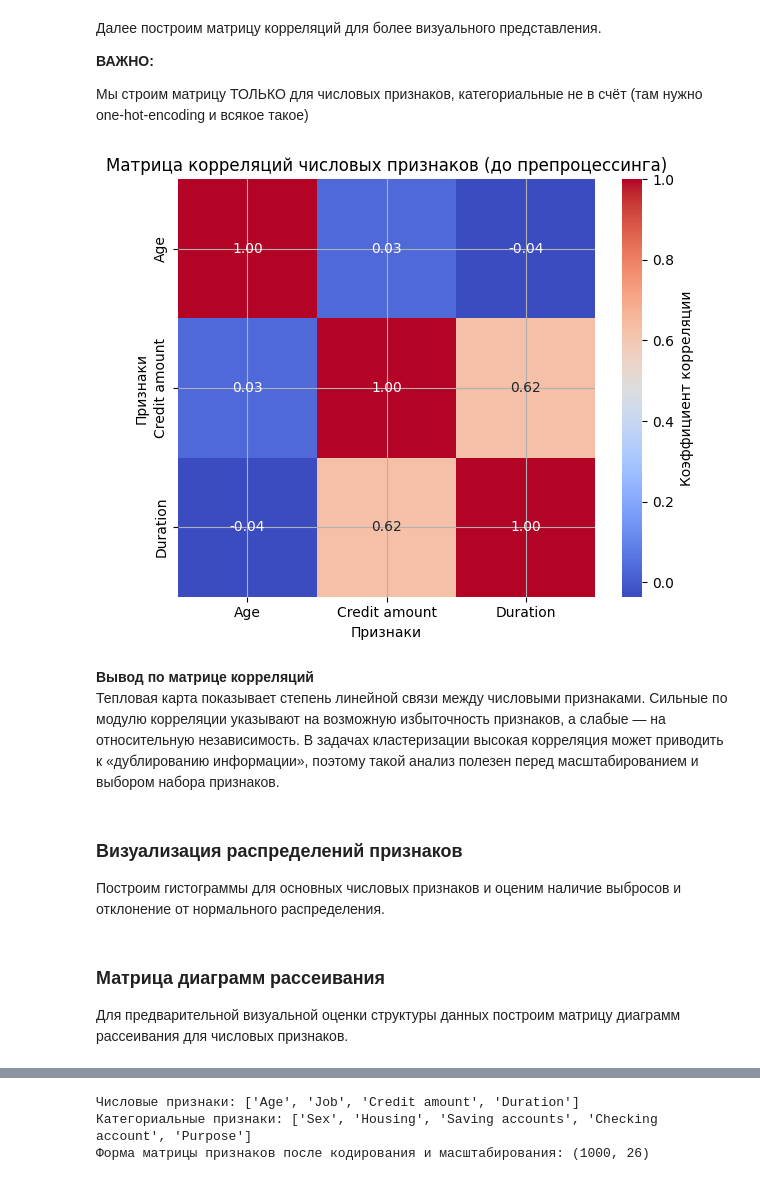
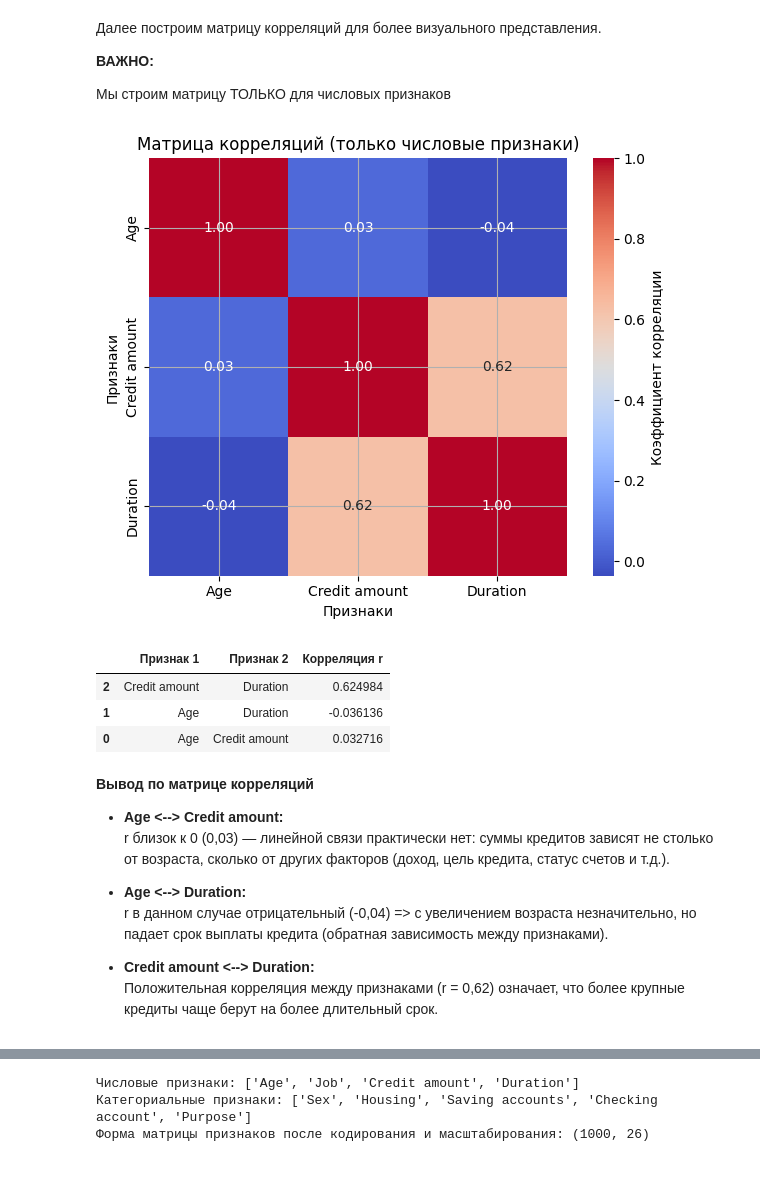
Before and after one commit to Killstroier/4lab_clasterization, a Jupyter notebook: 4lab_clustering_german_credit.ipynb, the cells around one changed output, grey strips where cells are left out. Cells and saved outputs as stored; diff of their text form; code cells hidden in the pictures.

Commit message:
переделал

```diff
--- a/4lab_clustering_german_credit.ipynb
+++ b/4lab_clustering_german_credit.ipynb
@@ -94,31 +199,47 @@ plt.show()
 **ВАЖНО:**
 
 
-Мы строим матрицу ТОЛЬКО для числовых признаков, категориальные не в счёт (там нужно one-hot-encoding  и всякое такое)
+Мы строим матрицу ТОЛЬКО для числовых признаков
 # %%
+import numpy as np
 import seaborn as sns
 import matplotlib.pyplot as plt
 
-corr = df[numeric_features].corr(method='pearson')
+num_corr_cols = num_for_hist  # те же 3 признака
+corr = df[num_corr_cols].corr(method="pearson")
 
 plt.figure(figsize=(6, 5))
-sns.heatmap(corr, annot=True, fmt=".2f", cmap="coolwarm", square=True,
+sns.heatmap(corr, annot=True, fmt=".2f", square=True, cmap="coolwarm",
             cbar_kws={"label": "Коэффициент корреляции"})
-plt.title("Матрица корреляций числовых признаков (до препроцессинга)")
+plt.title("Матрица корреляций (только числовые признаки)")
 plt.xlabel("Признаки")
 plt.ylabel("Признаки")
 plt.tight_layout()
 plt.show()
+
+# Таблица парных корреляций
+pairs = []
+for i in range(len(num_corr_cols)):
+    for j in range(i+1, len(num_corr_cols)):
+        a, b = num_corr_cols[i], num_corr_cols[j]
+        pairs.append((a, b, corr.loc[a, b]))
+pairs_df = pd.DataFrame(pairs, columns=["Признак 1", "Признак 2", "Корреляция r"]).sort_values("Корреляция r", key=np.abs, ascending=False)
+pairs_df
 # %% [output]
-[figure, old version]
+[figure, new version]
+|  | Признак 1 | Признак 2 | Корреляция r |
+| 2 | Credit amount | Duration | 0.624984 |
+| 1 | Age | Duration | -0.036136 |
+| 0 | Age | Credit amount | 0.032716 |
 # %% [markdown]
 **Вывод по матрице корреляций**
-Тепловая карта показывает степень линейной связи между числовыми признаками. Сильные по модулю корреляции указывают на возможную избыточность признаков, а слабые — на относительную независимость. В задачах кластеризации высокая корреляция может приводить к «дублированию информации», поэтому такой анализ полезен перед масштабированием и выбором набора признаков.
+
+
+- **Age <--> Credit amount:**
+  r близок к 0 (0,03) — линейной связи практически нет: суммы кредитов зависят не столько от возраста, сколько от других факторов (доход, цель кредита, статус счетов и т.д.).
+
+- **Age <--> Duration:**
+  r в данном случае отрицательный (-0,04) => с увеличением возраста незначительно, но падает срок выплаты кредита (обратная зависимость между признаками).
+
+- **Credit amount <--> Duration:**
+  Положительная корреляция между признаками (r = 0,62) означает, что более крупные кредиты чаще берут на более длительный срок.
-# %% [markdown]
-### **Визуализация распределений признаков**
-
-Построим гистограммы для основных числовых признаков и оценим наличие выбросов и отклонение от нормального распределения.
-# %% [markdown]
-### **Матрица диаграмм рассеивания**
-
-Для предварительной визуальной оценки структуры данных построим матрицу диаграмм рассеивания для числовых признаков.
```
Also changed, not shown: parts of 46 cells of this notebook.
